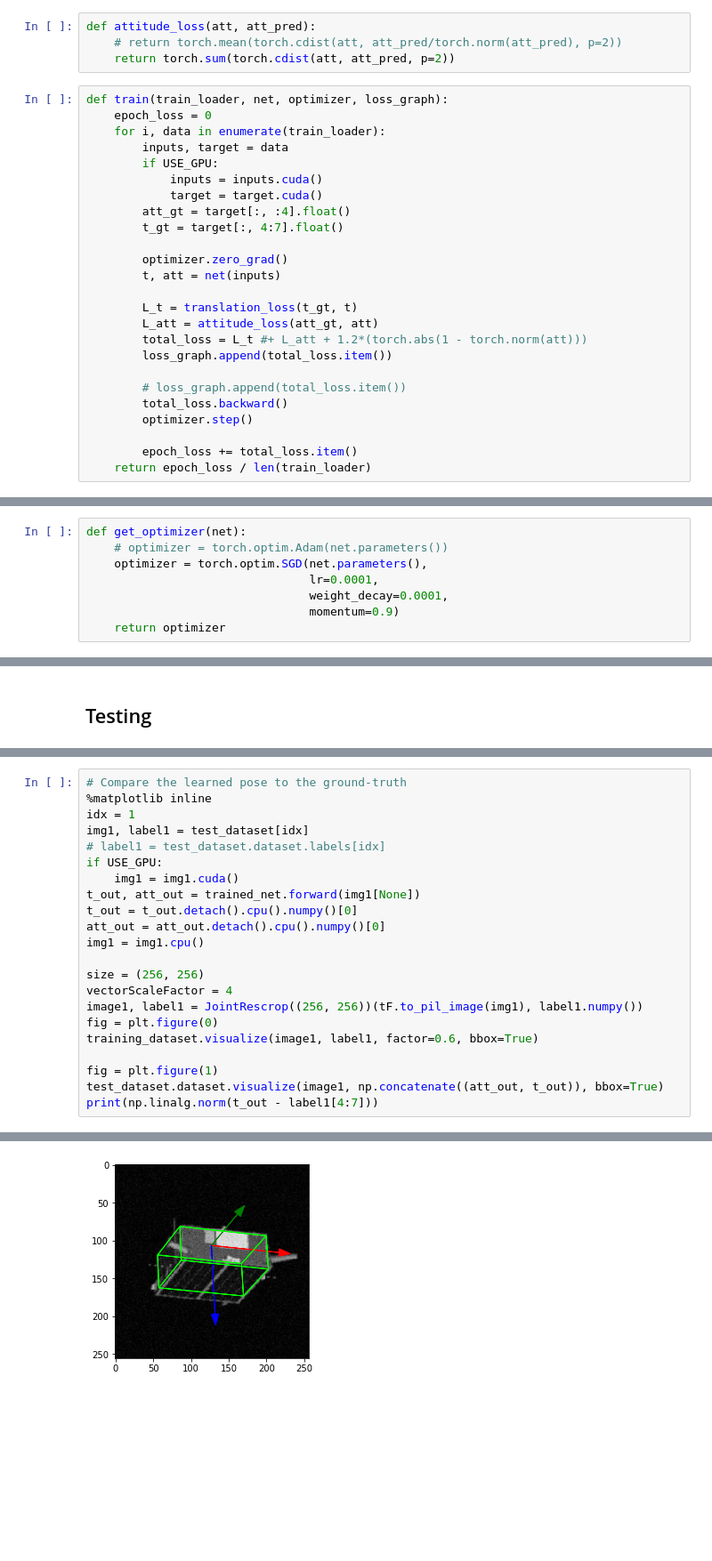
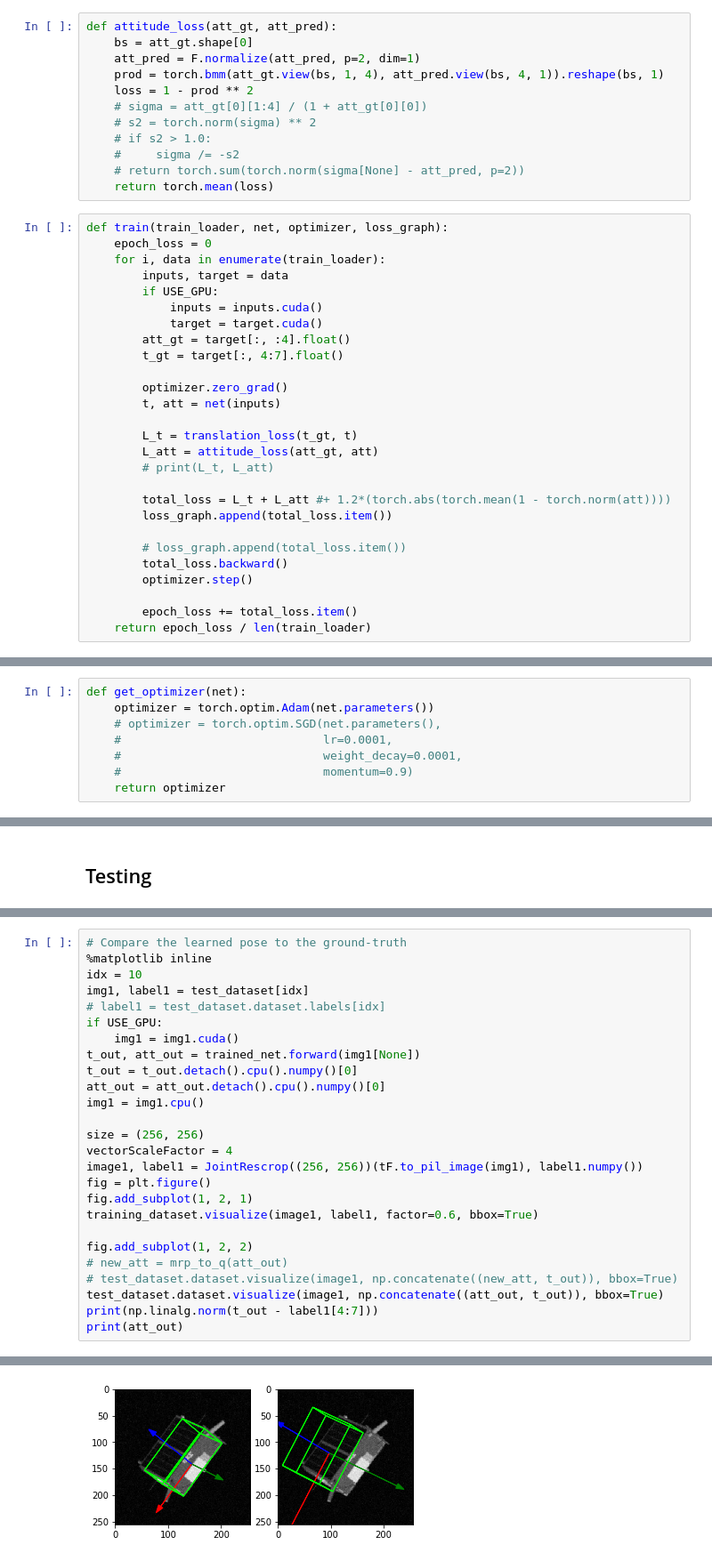
Before and after one commit to jazzalin/spacecraft-pose-estimation, a Jupyter notebook: model/model.ipynb, the cells around one changed output, grey strips where cells are left out. Shown at 89% size. Cells and saved outputs as stored; diff of their text form; blank space fills up the shorter version.

```diff
--- a/model/model.ipynb
+++ b/model/model.ipynb
@@ -319,10 +320,18 @@ def get_of_optimizer(net):
 def translation_loss(t_gt, t_pred):
     return torch.mean(torch.norm((t_gt - t_pred)/torch.norm(t_gt)))
     # return torch.mean(torch.cdist(t_gt, t_pred, p=2))
-# %%
-def attitude_loss(att, att_pred):
-    # return torch.mean(torch.cdist(att, att_pred/torch.norm(att_pred), p=2))
-    return torch.sum(torch.cdist(att, att_pred, p=2))
+# %%
+def attitude_loss(att_gt, att_pred):
+    bs = att_gt.shape[0]
+    att_pred = F.normalize(att_pred, p=2, dim=1)
+    prod = torch.bmm(att_gt.view(bs, 1, 4), att_pred.view(bs, 4, 1)).reshape(bs, 1)
+    loss = 1 - prod ** 2
+    # sigma = att_gt[0][1:4] / (1 + att_gt[0][0])
+    # s2 = torch.norm(sigma) ** 2
+    # if s2 > 1.0:
+    #     sigma /= -s2
+    # return torch.sum(torch.norm(sigma[None] - att_pred, p=2))
+    return torch.mean(loss)
 # %%
 def train(train_loader, net, optimizer, loss_graph):
     epoch_loss = 0
@@ -339,7 +348,9 @@ def train(train_loader, net, optimizer, loss_graph):
 
         L_t = translation_loss(t_gt, t)
         L_att = attitude_loss(att_gt, att)
-        total_loss = L_t #+ L_att + 1.2*(torch.abs(1 - torch.norm(att)))
+        # print(L_t, L_att)
+
+        total_loss = L_t + L_att #+ 1.2*(torch.abs(torch.mean(1 - torch.norm(att))))
         loss_graph.append(total_loss.item())
 
         # loss_graph.append(total_loss.item())
@@ -398,11 +409,11 @@ if OVERFIT:
 Training on entire dataset
 # %%
 def get_optimizer(net):
-    # optimizer = torch.optim.Adam(net.parameters())
-    optimizer = torch.optim.SGD(net.parameters(),
-                                lr=0.0001,
-                                weight_decay=0.0001,
-                                momentum=0.9)
+    optimizer = torch.optim.Adam(net.parameters())
+    # optimizer = torch.optim.SGD(net.parameters(),
+    #                             lr=0.0001,
+    #                             weight_decay=0.0001,
+    #                             momentum=0.9)
     return optimizer
 # %%
 %%time
@@ -488,7 +499,7 @@ Test error: 2.1897799968719482
 # %%
 # Compare the learned pose to the ground-truth
 %matplotlib inline
-idx = 1
+idx = 10
 img1, label1 = test_dataset[idx]
 # label1 = test_dataset.dataset.labels[idx]
 if USE_GPU:
@@ -501,10 +512,14 @@ img1 = img1.cpu()
 size = (256, 256)
 vectorScaleFactor = 4
 image1, label1 = JointRescrop((256, 256))(tF.to_pil_image(img1), label1.numpy())
-fig = plt.figure(0)
+fig = plt.figure()
+fig.add_subplot(1, 2, 1)
 training_dataset.visualize(image1, label1, factor=0.6, bbox=True)
 
-fig = plt.figure(1)
+fig.add_subplot(1, 2, 2)
+# new_att = mrp_to_q(att_out)
+# test_dataset.dataset.visualize(image1, np.concatenate((new_att, t_out)), bbox=True)
 test_dataset.dataset.visualize(image1, np.concatenate((att_out, t_out)), bbox=True)
 print(np.linalg.norm(t_out - label1[4:7]))
+print(att_out)
 # %% [output]
@@ -512 +528 @@ print(np.linalg.norm(t_out - label1[4:7]))
-[figure, old version]
+[figure, new version]
```
Also changed, not shown: parts of 12 cells of this notebook.
